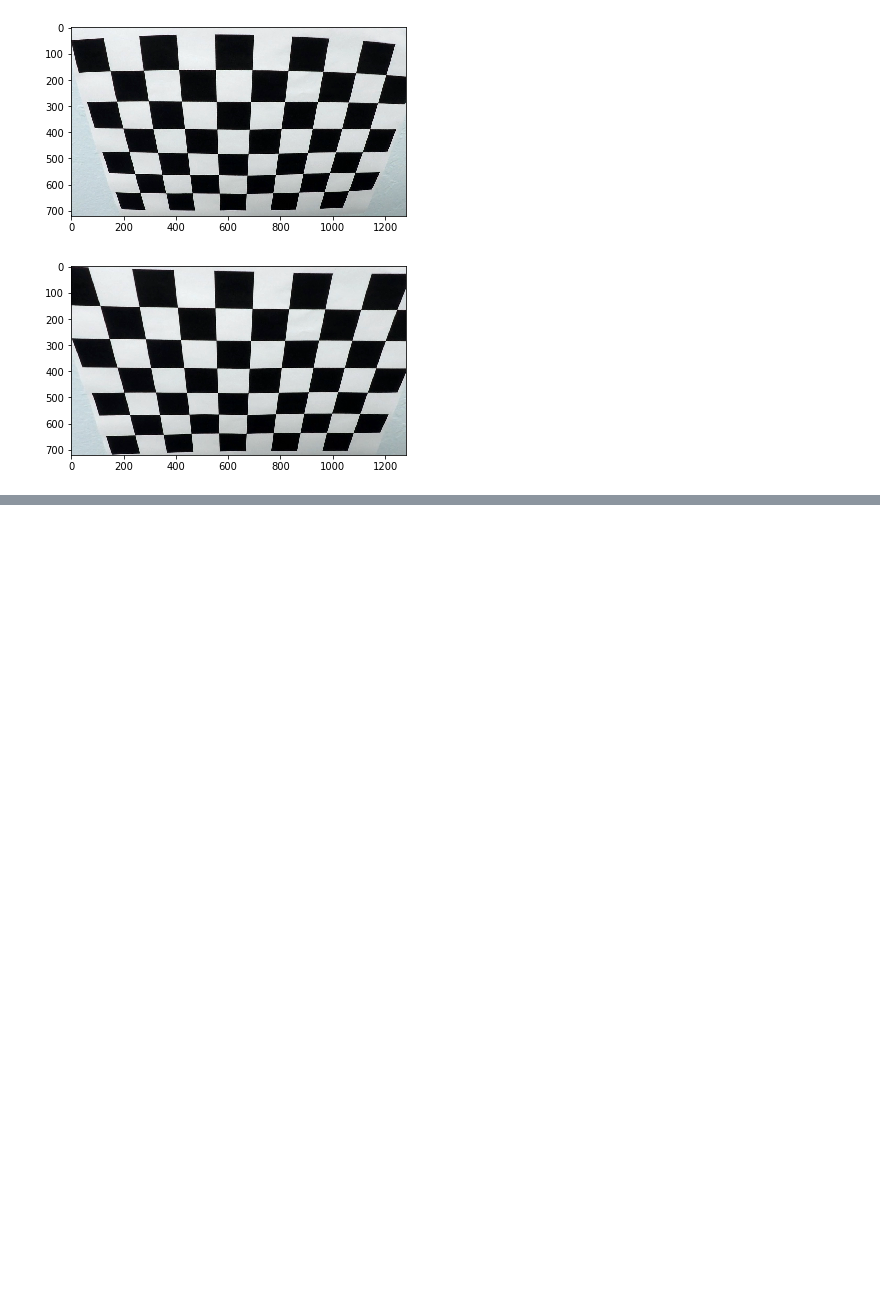
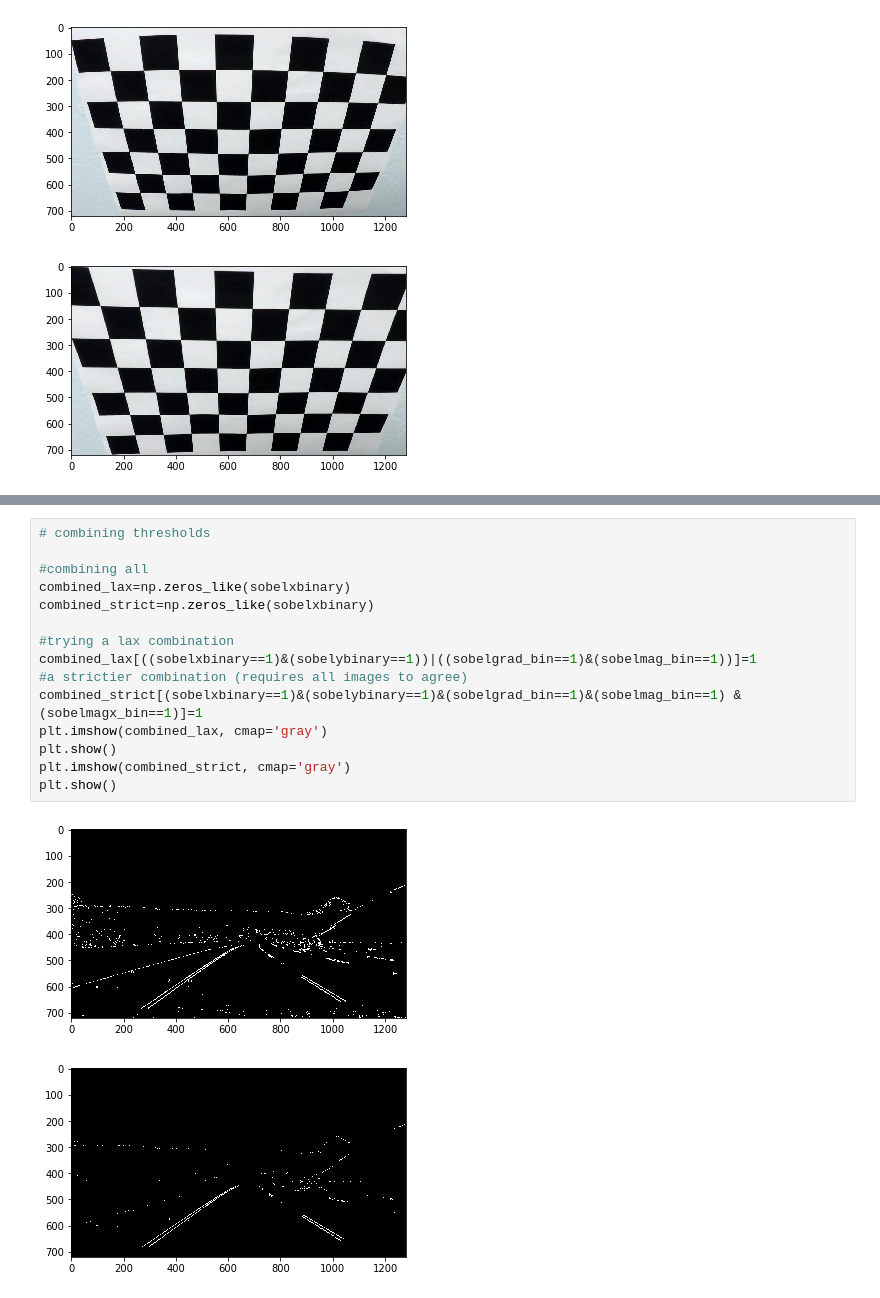
Before and after one commit to gaber-/CarND-Advanced-Lane-Lines, a Jupyter notebook: advanced-lane-lines.ipynb, the cells around one changed output, grey strips where cells are left out. Saved outputs shown, nothing was run; the diff lists cells and outputs as text; blank space fills up the shorter version.

```diff
--- a/advanced-lane-lines.ipynb
+++ b/advanced-lane-lines.ipynb
@@ -98,0 +186,18 @@ plt.show()
+# %%
+# combining thresholds
+
+#combining all
+combined_lax=np.zeros_like(sobelxbinary)
+combined_strict=np.zeros_like(sobelxbinary)
+
+#trying a lax combination
+combined_lax[((sobelxbinary==1)&(sobelybinary==1))|((sobelgrad_bin==1)&(sobelmag_bin==1))]=1
+#a strictier combination (requires all images to agree)
+combined_strict[(sobelxbinary==1)&(sobelybinary==1)&(sobelgrad_bin==1)&(sobelmag_bin==1) & (sobelmagx_bin==1)]=1
+plt.imshow(combined_lax, cmap='gray')
+plt.show()
+plt.imshow(combined_strict, cmap='gray')
+plt.show()
+# %% [output]
+[figure, added]
+[figure, added]
```
Also changed, not shown: parts of 7 cells of this notebook, 2 other files.
